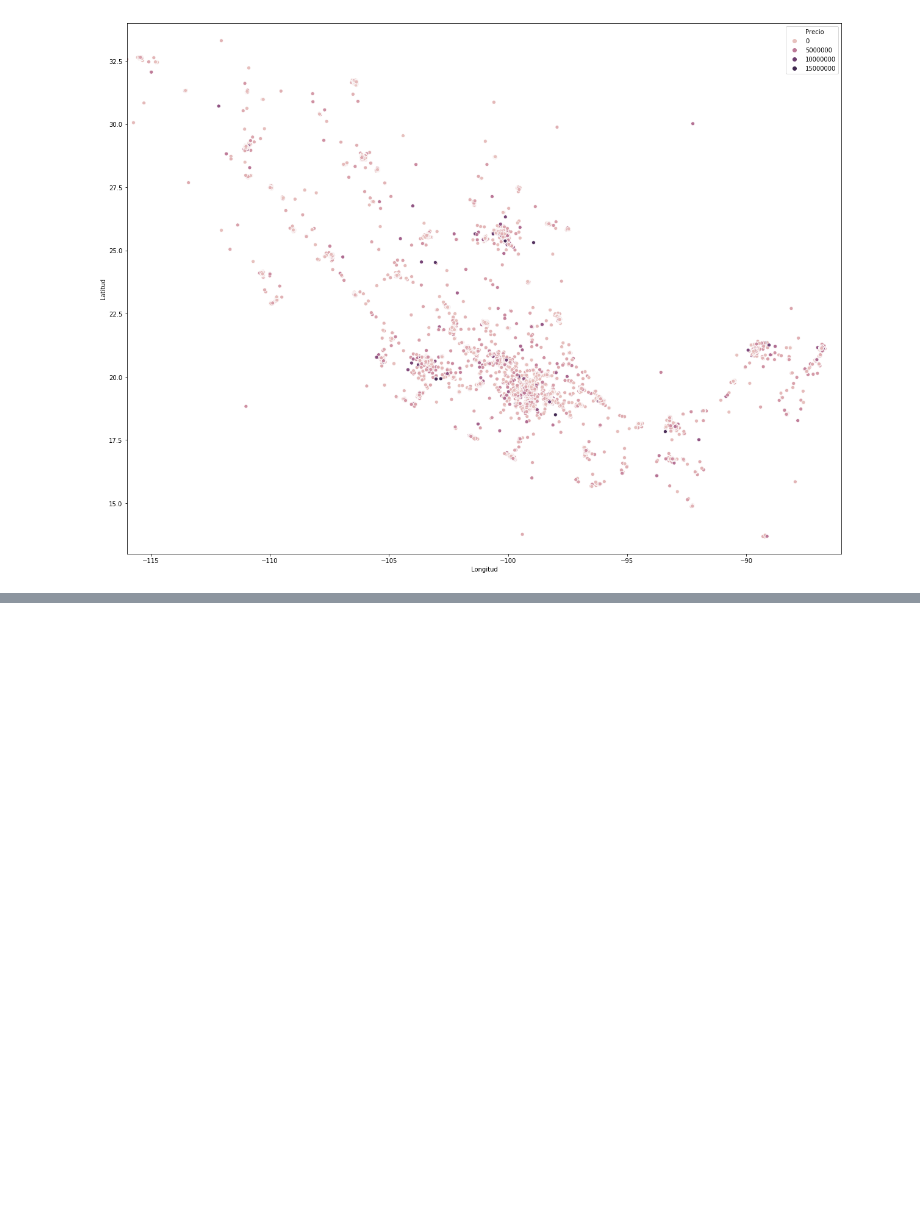
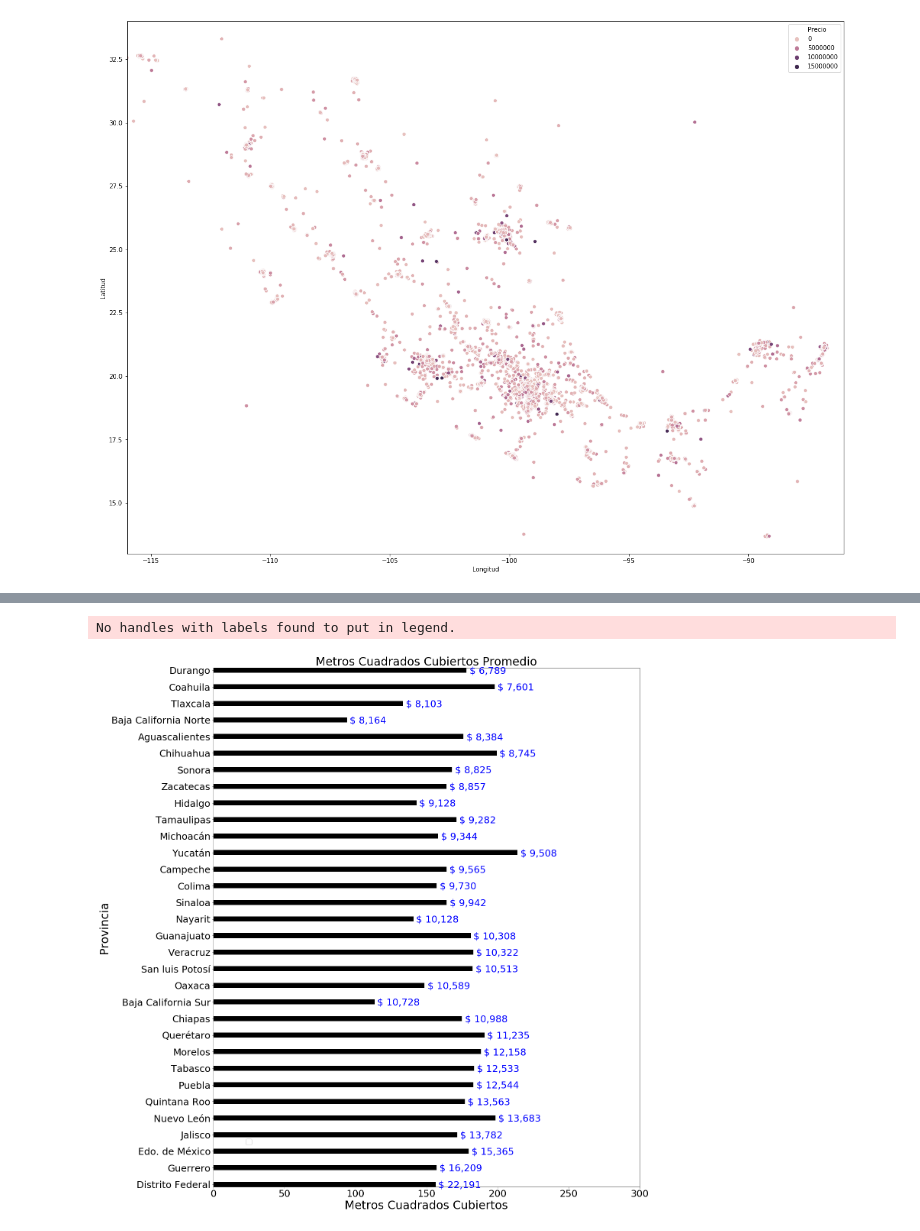
Before and after one commit to komod0/TPs-Org.Datos, a Jupyter notebook: tp1/Analisis de propiedades.ipynb, the cells around one changed output, grey strips where cells are left out. Drawn from its saved outputs; the diff is of its cells as text; code cells hidden in the pictures; blank space fills up the shorter version.

```diff
--- a/tp1/Analisis de propiedades.ipynb
+++ b/tp1/Analisis de propiedades.ipynb
@@ -1543,0 +1599,5 @@ sb.scatterplot(x = 'Longitud', y = 'Latitud', hue = 'Precio', palette = cmap, da
+# %%
+analizarporm2('MetrosCuadradosCubiertos', "Metros Cuadrados Cubiertos Promedio", "Metros Cuadrados Cubiertos")
+# %% [output]
+No handles with labels found to put in legend.
+[figure, added]
```
Also changed, not shown: parts of 12 cells of this notebook, 1 other file.
